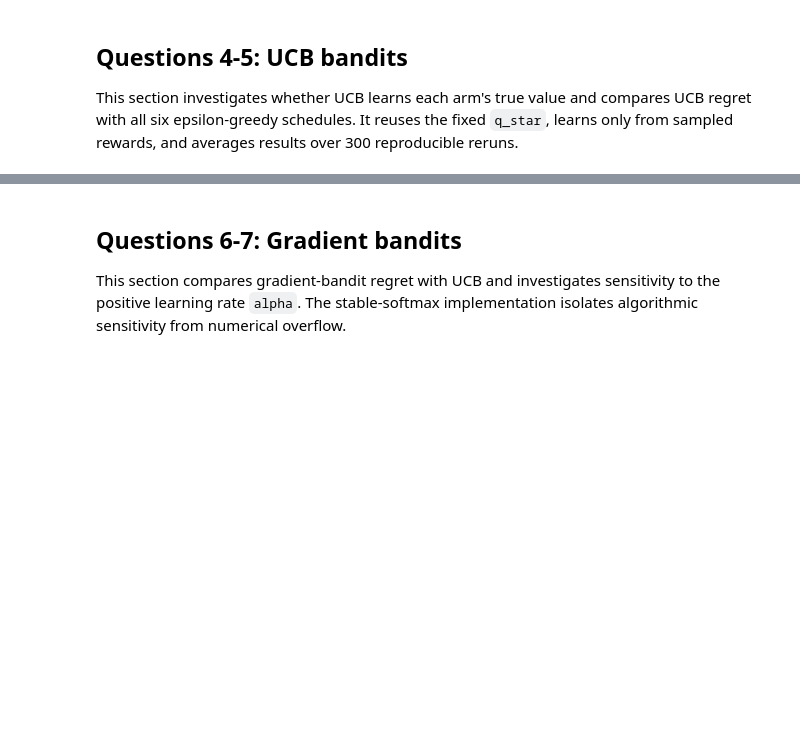
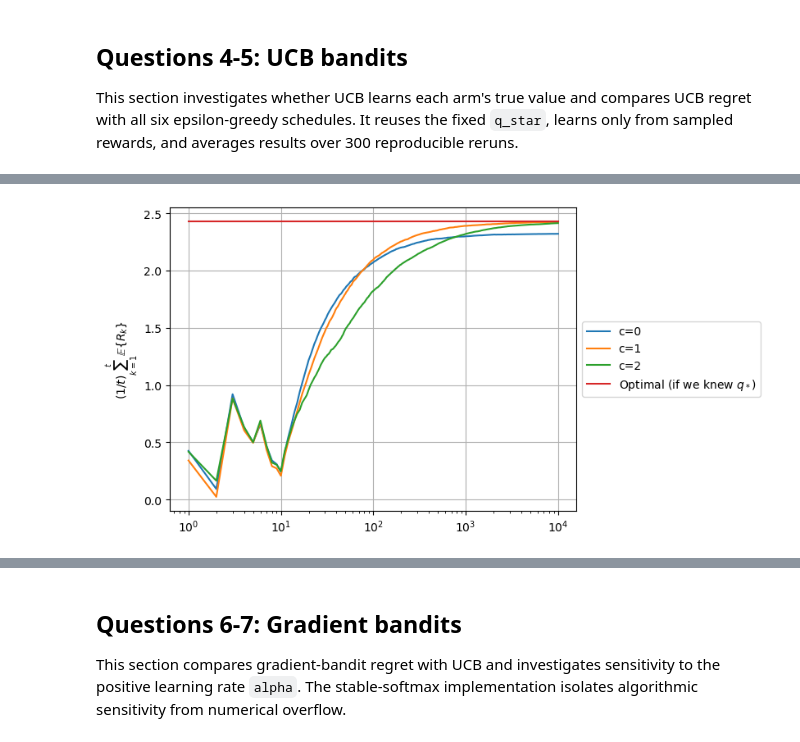
Before and after one commit to JamesCondos/Reinforcement_Learning_for_Engineers, a Jupyter notebook: WS1/Workshop_1_-_Multi-Armed_Bandits_fixed.ipynb, the cells around one changed output, grey strips where cells are left out. Saved outputs shown, nothing was run; the diff lists cells and outputs as text; code cells hidden in the pictures; blank space fills up the shorter version.

```diff
--- a/WS1/Workshop_1_-_Multi-Armed_Bandits_fixed.ipynb
+++ b/WS1/Workshop_1_-_Multi-Armed_Bandits_fixed.ipynb
@@ -614,3 +544,61 @@ plt.show()
+# %%
+# Upper-Confidence Bound (UCB)
+
+T=10000;                          # horizon
+rerun=100;                        # number of reruns
+
+legend=[];
+for scenario in range(3):
+    R=np.zeros((T,rerun));        # rewards received
+    average=np.zeros(T);          # average reward over time
+
+    match scenario:
+        case 0:                   # scenario 0: c=0 (no exploration)
+            c=0;
+            legend.append('c=0');
+        case 1:                   # scenario 1: c=1
+            c=1;
+            legend.append('c=1');
+        case 2:                   # scenario 2: c=2
+            c=2;
+            legend.append('c=2');
+
+    for r in range(0,rerun):
+        Q=np.zeros((k,T+1));        # empirical mean
+        N=np.zeros((k,T+1));        # number of times an arm used
+        A=np.zeros(T,dtype=int);    # arms used
+
+        for t in range(0,T):
+            if t < k:
+                A[t] = t                       # fixed: pull each arm once first,
+            else:                               # avoids 0/0 = nan in the UCB term at t=0
+                A[t]=int(np.argmax(Q[:,t]+c*np.sqrt(np.log(t+1)/N[:,t])));
+
+            R[t,r]=np.random.normal(q_star[A[t]], sigma[A[t]]);
+
+            for i in range(0,k):
+                N[i,t+1]=N[i,t];
+                Q[i,t+1]=Q[i,t];
+                if (A[t]==i):
+                    N[i,t+1]=N[i,t]+1;
+                    Q[i,t+1]=Q[i,t]+(1/N[i,t+1])*(R[t,r]-Q[i,t]);
+
+    for t in range(0,T):
+        average[t]=np.mean(R[0:t+1,:]);   # fixed: was R[0:t,:] (empty slice at t=0)
+
+    plt.semilogx(range(1,T+1),average);
+
+plt.semilogx([1,T],[np.max(q_star),np.max(q_star)]);
+legend.append('Optimal (if we knew $q_*$)');
+
+plt.grid()
+plt.legend(legend,loc='center left', bbox_to_anchor=(1, 0.5))
+plt.ylabel(r'$(1/t)\sum_{k=1}^t \mathbb{E}\{R_k\}$')
+
+plt.savefig('UCB.png',bbox_inches='tight')
+plt.show()
+# %% [output]
+[figure, added]
 # %%
 import numpy as np
 import matplotlib.pyplot as plt
```
Also changed, not shown: parts of 14 cells of this notebook, 38 other files.
